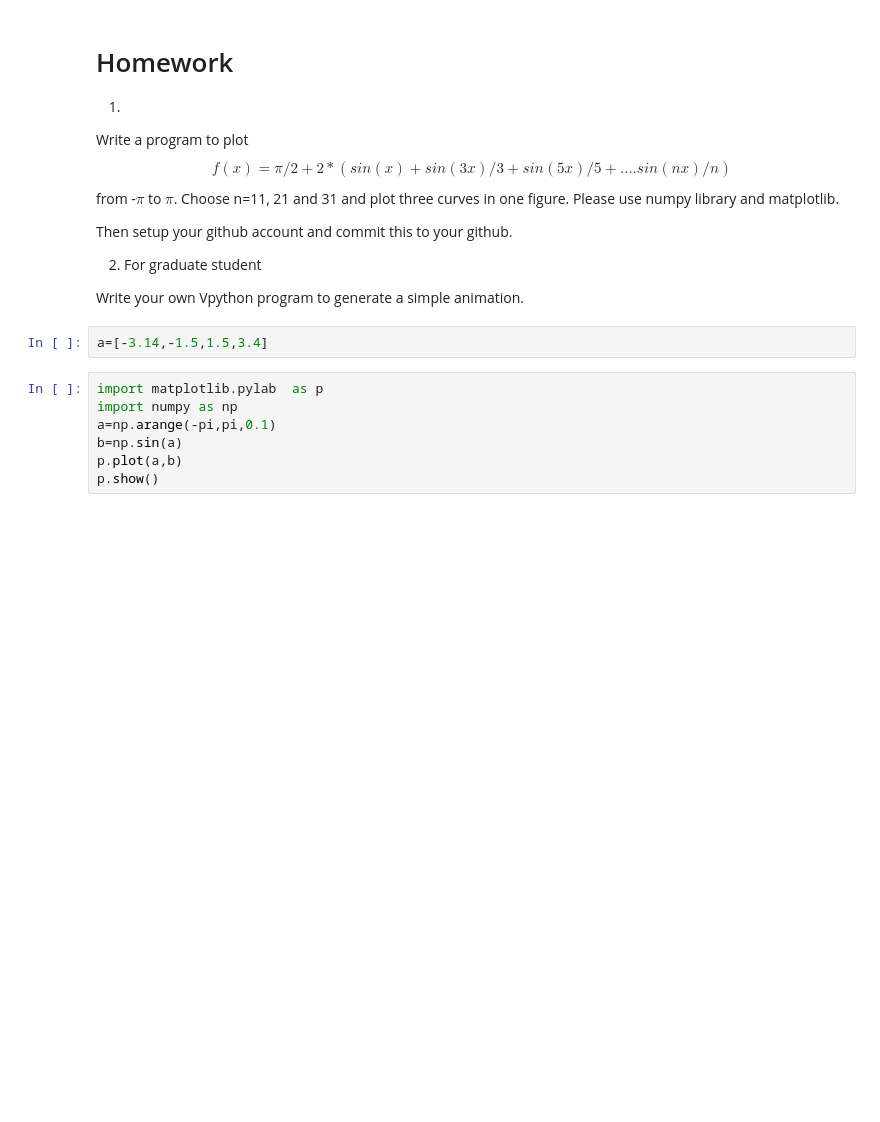
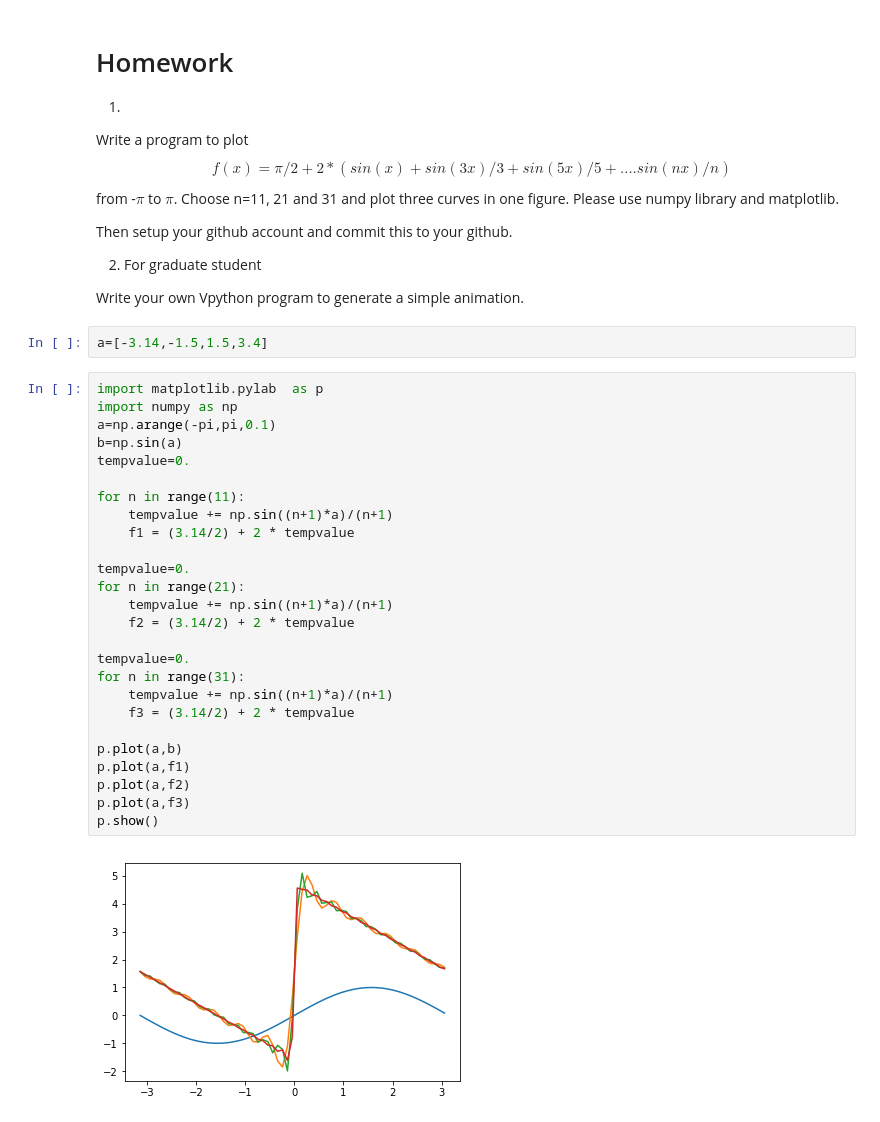
Before and after one commit to kirkster96/computational-physics-class-404-604-Spring-2019, a Jupyter notebook: Lect1.ipynb, the cells around one changed output. Saved outputs shown, nothing was run; the diff lists cells and outputs as text; blank space fills up the shorter version.

```diff
--- a/Lect1.ipynb
+++ b/Lect1.ipynb
@@ -466,10 +446,31 @@ Then setup your github account and commit this to your github.
 Write your own Vpython program to generate a simple animation.
 # %%
 a=[-3.14,-1.5,1.5,3.4]
-# %%
-import matplotlib.pylab  as p
-import numpy as np
-a=np.arange(-pi,pi,0.1)
-b=np.sin(a)
-p.plot(a,b)
-p.show()
+# %%
+import matplotlib.pylab  as p
+import numpy as np
+a=np.arange(-pi,pi,0.1)
+b=np.sin(a)
+tempvalue=0.
+
+for n in range(11):
+    tempvalue += np.sin((n+1)*a)/(n+1)
+    f1 = (3.14/2) + 2 * tempvalue
+
+tempvalue=0.
+for n in range(21):
+    tempvalue += np.sin((n+1)*a)/(n+1)
+    f2 = (3.14/2) + 2 * tempvalue
+
+tempvalue=0.
+for n in range(31):
+    tempvalue += np.sin((n+1)*a)/(n+1)
+    f3 = (3.14/2) + 2 * tempvalue
+
+p.plot(a,b)
+p.plot(a,f1)
+p.plot(a,f2)
+p.plot(a,f3)
+p.show()
+# %% [output]
+[figure, added]
```
Also changed, not shown: parts of 4 cells of this notebook.
